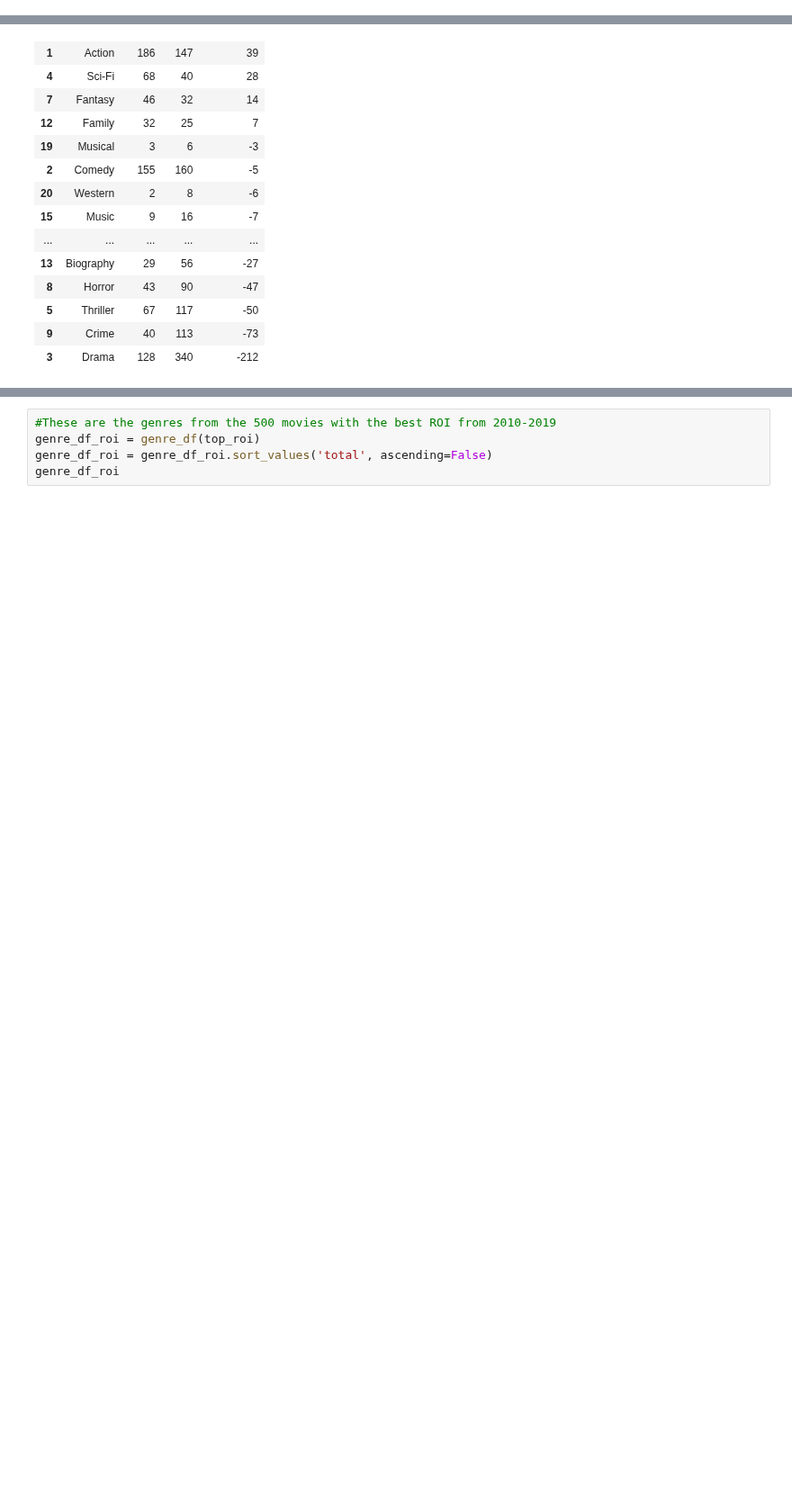
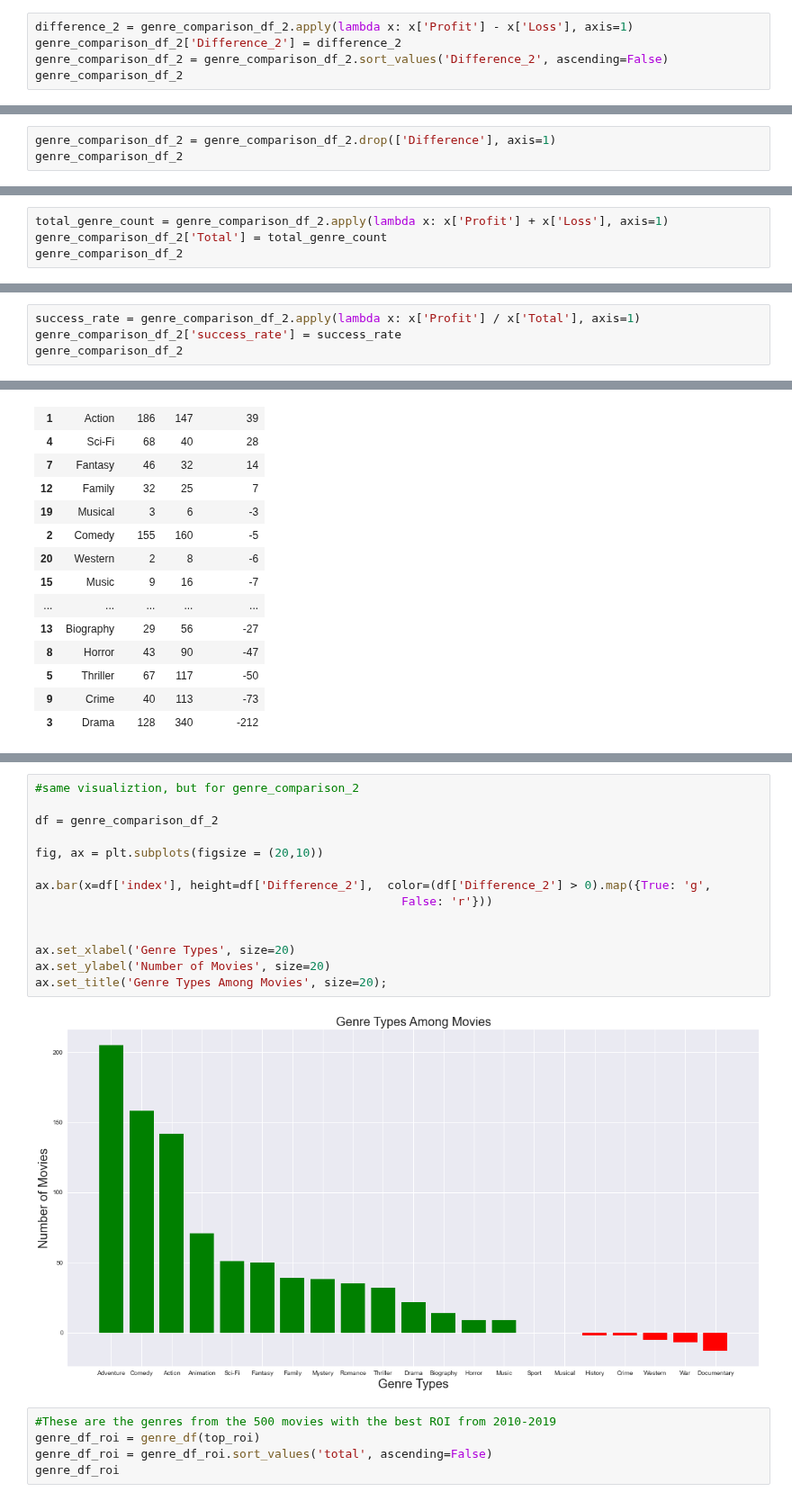
Before and after one commit to jxn628/dsc-phase-1-project, a Jupyter notebook: student.ipynb, the cells around one changed output, grey strips where cells are left out. Shown at 90% size. Saved outputs shown, nothing was run; the diff lists cells and outputs as text; blank space fills up the shorter version.

```diff
--- a/student.ipynb
+++ b/student.ipynb
@@ -1193,0 +1250,5 @@ genre_df_profit
+# %%
+difference_2 = genre_comparison_df_2.apply(lambda x: x['Profit'] - x['Loss'], axis=1)
+genre_comparison_df_2['Difference_2'] = difference_2
+genre_comparison_df_2 = genre_comparison_df_2.sort_values('Difference_2', ascending=False)
+genre_comparison_df_2
@@ -1193,0 +1273,3 @@ genre_df_profit
+# %%
+genre_comparison_df_2 = genre_comparison_df_2.drop(['Difference'], axis=1)
+genre_comparison_df_2
@@ -1193,0 +1294,4 @@ genre_df_profit
+# %%
+total_genre_count = genre_comparison_df_2.apply(lambda x: x['Profit'] + x['Loss'], axis=1)
+genre_comparison_df_2['Total'] = total_genre_count
+genre_comparison_df_2
@@ -1193,0 +1316,4 @@ genre_df_profit
+# %%
+success_rate = genre_comparison_df_2.apply(lambda x: x['Profit'] / x['Total'], axis=1)
+genre_comparison_df_2['success_rate'] = success_rate
+genre_comparison_df_2
@@ -1284,3 +1511,19 @@ genre_comparison_df
+# %%
+#same visualiztion, but for genre_comparison_2
+
+df = genre_comparison_df_2
+
+fig, ax = plt.subplots(figsize = (20,10))
+
+ax.bar(x=df['index'], height=df['Difference_2'],  color=(df['Difference_2'] > 0).map({True: 'g',
+                                                    False: 'r'}))
+
+
+ax.set_xlabel('Genre Types', size=20)
+ax.set_ylabel('Number of Movies', size=20)
+ax.set_title('Genre Types Among Movies', size=20);
+# %% [output]
+[figure, added]
 # %%
 #These are the genres from the 500 movies with the best ROI from 2010-2019
 genre_df_roi = genre_df(top_roi)
```
Also changed, not shown: parts of 19 cells of this notebook.
